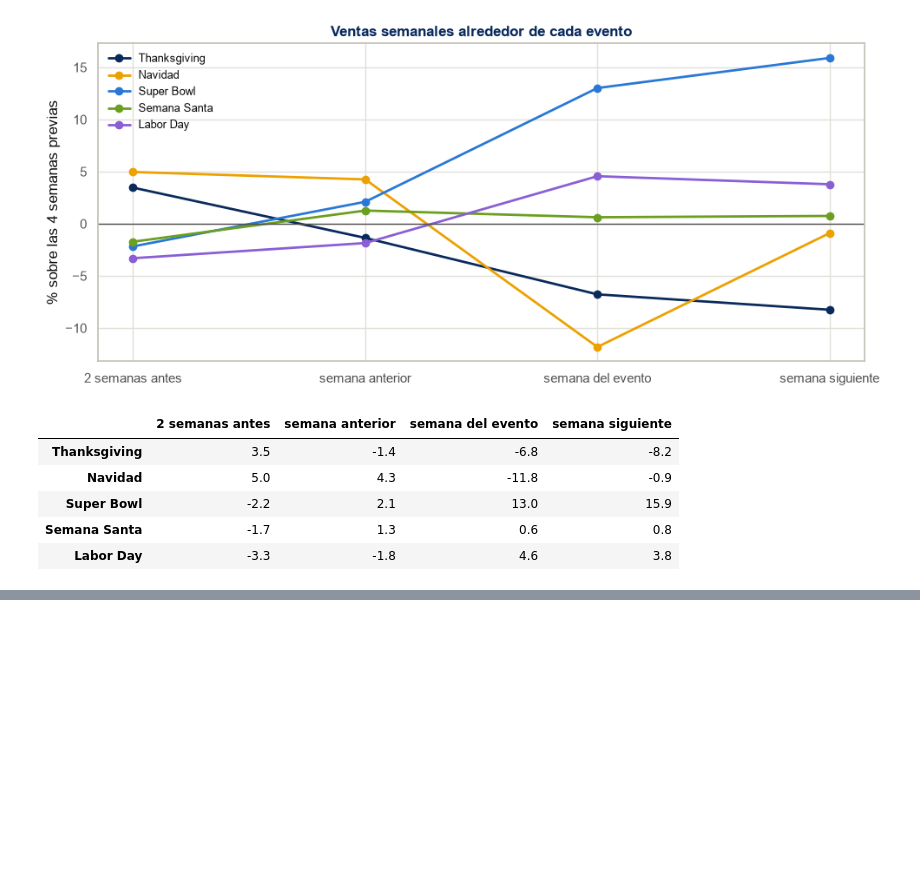
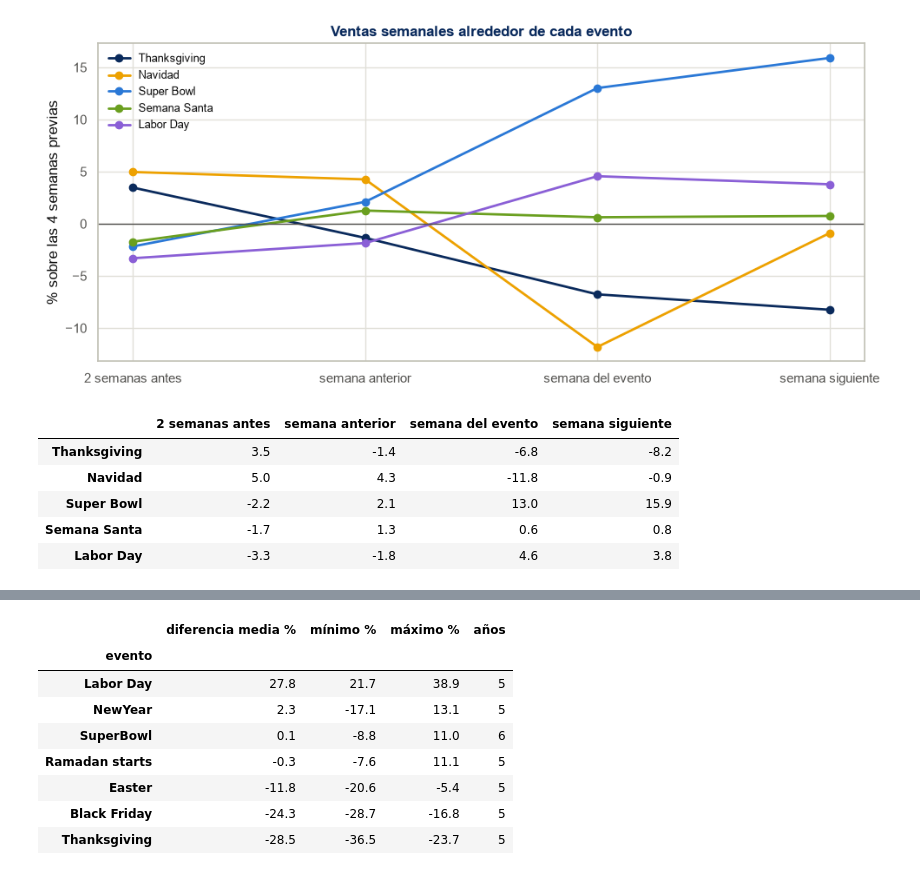
Before and after one commit to JuanCeruso/DSMarket, a Jupyter notebook: 01_EDA_DSMarket.ipynb, the cells around one changed output, grey strips where cells are left out. Saved outputs shown, nothing was run; the diff lists cells and outputs as text; code cells hidden in the pictures; blank space fills up the shorter version.

```diff
--- a/01_EDA_DSMarket.ipynb
+++ b/01_EDA_DSMarket.ipynb
@@ -1037,0 +1042,32 @@ perfil.round(1)
+# %%
+# Cada evento frente al mismo día de la semana de las dos semanas anteriores y las dos siguientes
+# (el mismo método que con Black Friday). Usa total_dia y _cal del apartado b).
+fechas_evento = {
+    'Labor Day': [pd.Timestamp(y, 9, 1) + pd.Timedelta(days=(7 - pd.Timestamp(y, 9, 1).weekday()) % 7) for y in range(2011, 2016)],
+    'Black Friday': list(_cal.loc[_cal['event'] == 'Thanksgiving', 'date'] + pd.Timedelta(days=1)),
+}
+for ev in ['SuperBowl', 'Easter', 'Thanksgiving', 'NewYear', 'Ramadan starts']:
+    fechas_evento[ev] = list(_cal.loc[_cal['event'] == ev, 'date'])
+
+filas_ev = []
+for ev, fechas in fechas_evento.items():
+    difs = []
+    for d in fechas:
+        if d not in total_dia.index:
+            continue
+        ref = total_dia.reindex([d + pd.Timedelta(weeks=k) for k in (-2, -1, 1, 2)]).mean()
+        difs.append((total_dia[d] / ref - 1) * 100)
+    filas_ev.append({'evento': ev, 'diferencia media %': np.mean(difs), 'mínimo %': np.min(difs),
+                     'máximo %': np.max(difs), 'años': len(difs)})
+tabla_ev = pd.DataFrame(filas_ev).set_index('evento').sort_values('diferencia media %', ascending=False)
+tabla_ev.round(1)
+# %% [output]
+|  | diferencia media % | mínimo % | máximo % | años |
+| evento |  |  |  |  |
+| Labor Day | 27.8 | 21.7 | 38.9 | 5 |
+| NewYear | 2.3 | -17.1 | 13.1 | 5 |
+| SuperBowl | 0.1 | -8.8 | 11.0 | 6 |
+| Ramadan starts | -0.3 | -7.6 | 11.1 | 5 |
+| Easter | -11.8 | -20.6 | -5.4 | 5 |
+| Black Friday | -24.3 | -28.7 | -16.8 | 5 |
+| Thanksgiving | -28.5 | -36.5 | -23.7 | 5 |
```
Also changed, not shown: parts of 7 cells of this notebook, 8 other files.
